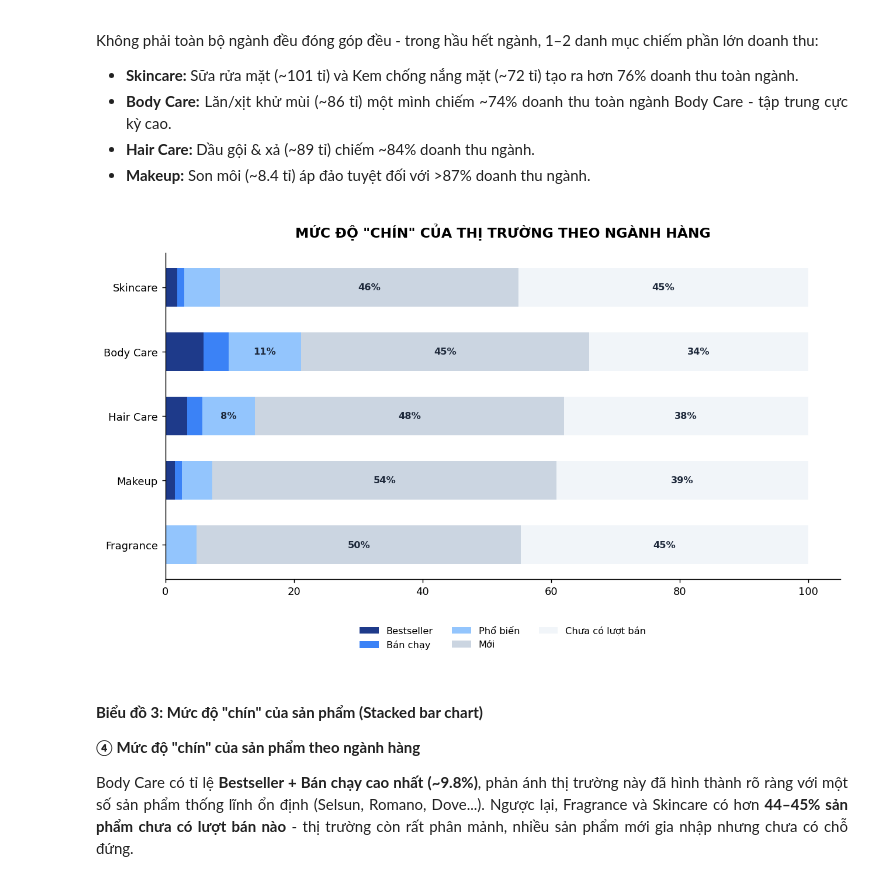
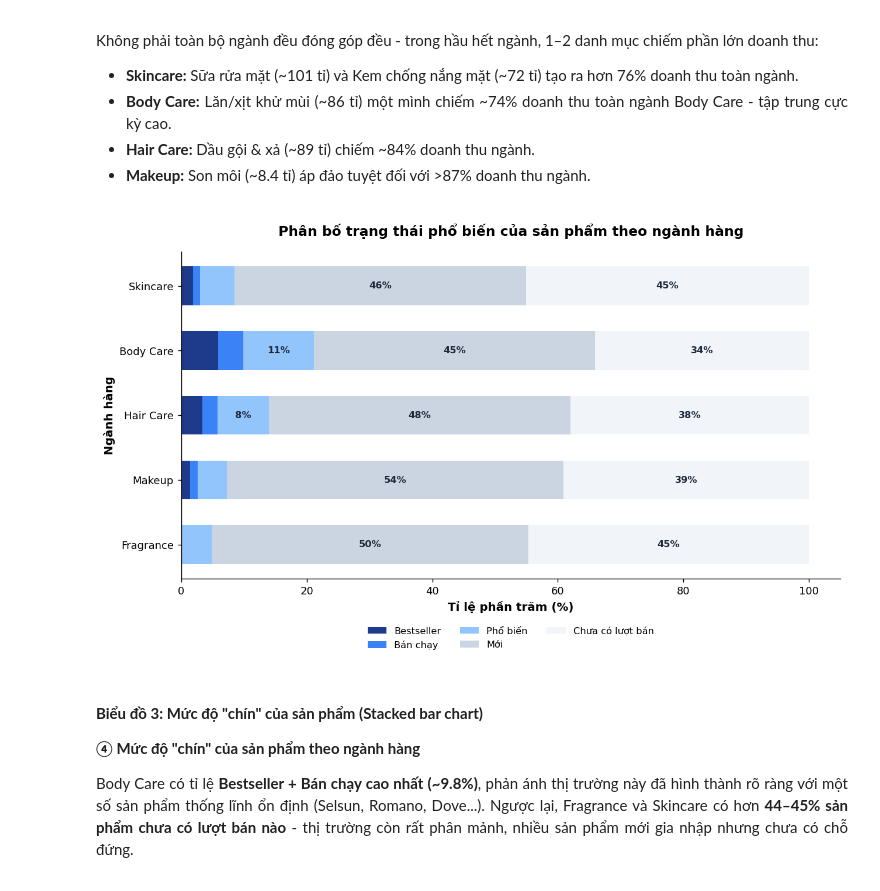
Before and after one commit to TrucHang676/TQH-LAB010-N5, a Jupyter notebook: notebooks/DataVisualization _ 23120201.ipynb, the cells around one changed output. Drawn from its saved outputs; the diff is of its cells as text; code cells hidden in the pictures.

```diff
--- a/notebooks/DataVisualization _ 23120201.ipynb
+++ b/notebooks/DataVisualization _ 23120201.ipynb
@@ -507,34 +507,36 @@ Không phải toàn bộ ngành đều đóng góp đều - trong hầu hết ng
 # %%
 # ═══════════════════════════════════════════════════════════════════════
 # BIỂU ĐỒ 3: Stacked bar — Popularity Tier
 # ═══════════════════════════════════════════════════════════════════════
 
 fig, ax_tier = plt.subplots(figsize=(10, 6))
 
 n_types = len(grp)
 tier_colors_v2 = ['#1E3A8A', '#3B82F6', '#93C5FD', '#CBD5E1', '#F1F5F9']
 left_vals = np.zeros(n_types)
 
 for tier, color in zip(tier_order, tier_colors_v2):
     vals = pop_pct[tier].values
     bars = ax_tier.barh(grp['product_type'], vals, left=left_vals, color=color, label=tier, height=0.6)
     for bar, v in zip(bars, vals):
         if v > 7:
             ax_tier.text(bar.get_x() + bar.get_width()/2, bar.get_y() + bar.get_height()/2,
                          f'{v:.0f}%', ha='center', va='center', fontsize=9, fontweight='bold',
                          color='white' if color == '#1E3A8A' else '#1E293B')
     left_vals += vals
 
-ax_tier.set_title('MỨC ĐỘ "CHÍN" CỦA THỊ TRƯỜNG THEO NGÀNH HÀNG', fontsize=13, fontweight='bold', pad=15)
+ax_tier.set_title('Phân bố trạng thái phổ biến của sản phẩm theo ngành hàng', fontsize=13, fontweight='bold', pad=15)
+ax_tier.set_xlabel('Tỉ lệ phần trăm (%)', fontsize=11, fontweight='bold')
+ax_tier.set_ylabel('Ngành hàng', fontsize=11, fontweight='bold')
 ax_tier.legend(loc='upper center', bbox_to_anchor=(0.5, -0.12), ncol=3, fontsize=9, frameon=False)
 ax_tier.invert_yaxis()
 ax_tier.spines['right'].set_visible(False)
 ax_tier.spines['top'].set_visible(False)
 
 plt.tight_layout()
 plt.show()
 # %% [output]
-[figure, old version]
+[figure, new version]
 # %% [markdown]
 #### **Biểu đồ 3: Mức độ "chín" của sản phẩm (Stacked bar chart)**
 
```
Also changed, not shown: parts of 8 cells of this notebook.
